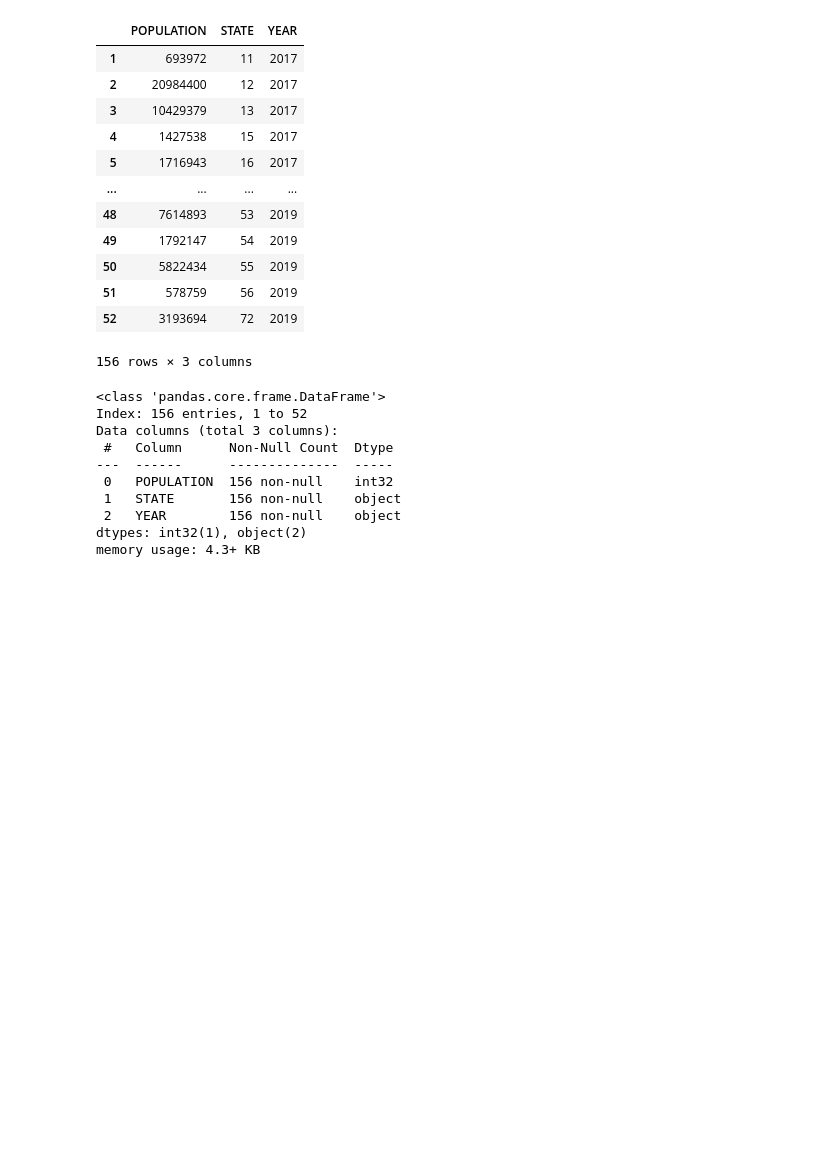
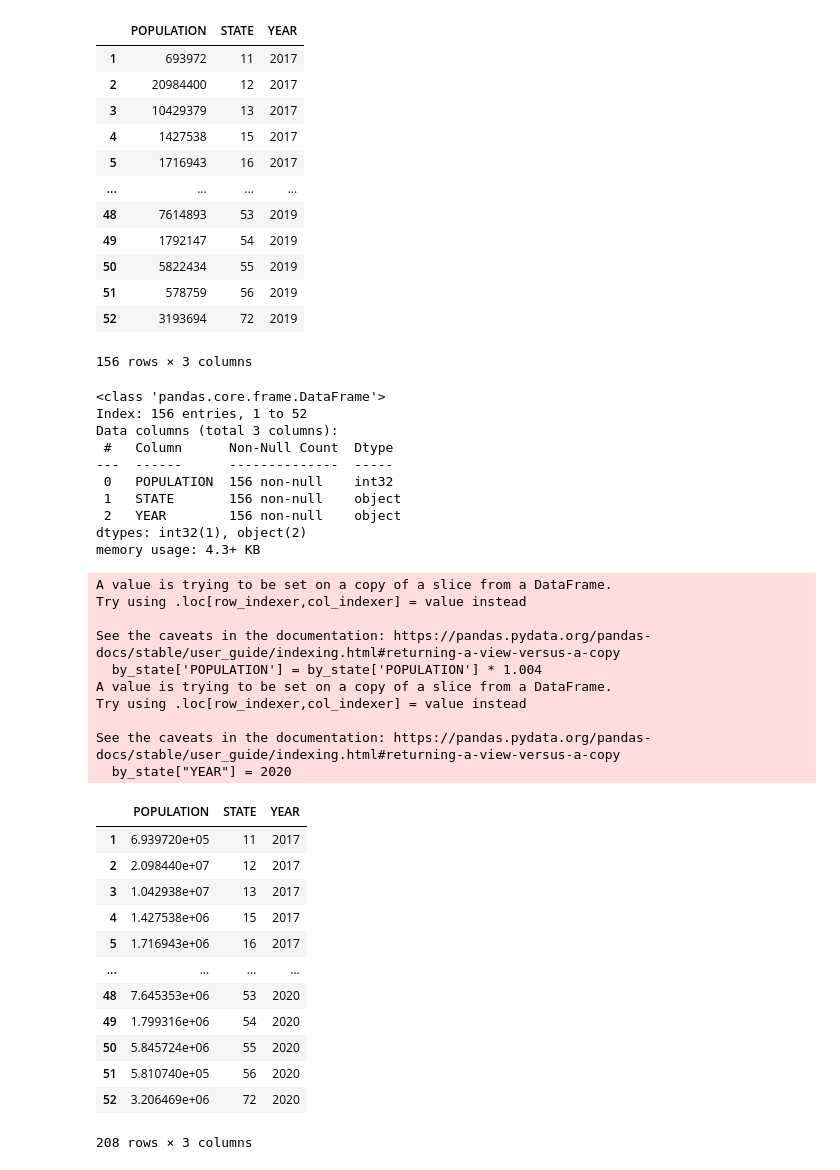
Before and after one commit to Jasneel/WeatherVsAccidents, a Jupyter notebook: jd_test-Copy1.ipynb, the cells around one changed output. Drawn from its saved outputs; the diff is of its cells as text; code cells hidden in the pictures; blank space fills up the shorter version.

```diff
--- a/jd_test-Copy1.ipynb
+++ b/jd_test-Copy1.ipynb
@@ -202,15 +197,47 @@ Data columns (total 3 columns):
 dtypes: int32(1), object(2)
 memory usage: 4.3+ KB
 # %%
-by_state = pop_171819.groupby(['STATE'])['POPULATION'].mean()
+pop_171819['POPULATION'] = pop_171819['POPULATION'].astype(float)
+
+by_state = pop_171819[(pop_171819["YEAR"] == "2019")]
+by_state['POPULATION'] = by_state['POPULATION'] * 1.004
+by_state["YEAR"] = 2020
+
+
+
 
 by_state = pd.DataFrame(by_state)
-by_state["YEAR"] = 2020
-by_state["STATE"] = by_state.index
-by_state
+
+# by_state["STATE"] = by_state.index
+# by_state
 
 
-by_state["POPULATION"] = by_state["POPULATION"].astype(int)
-by_state
+# by_state["POPULATION"] = by_state["POPULATION"].astype(int)
+# by_state
 frame3 = [pop_171819,by_state]
 final_pop =  pd.concat(frame3)
+final_pop
+# %% [output]
+A value is trying to be set on a copy of a slice from a DataFrame.
+Try using .loc[row_indexer,col_indexer] = value instead
+
+See the caveats in the documentation: https://pandas.pydata.org/pandas-docs/stable/user_guide/indexing.html#returning-a-view-versus-a-copy
+  by_state['POPULATION'] = by_state['POPULATION'] * 1.004
+A value is trying to be set on a copy of a slice from a DataFrame.
+Try using .loc[row_indexer,col_indexer] = value instead
+
+See the caveats in the documentation: https://pandas.pydata.org/pandas-docs/stable/user_guide/indexing.html#returning-a-view-versus-a-copy
+  by_state["YEAR"] = 2020
+|  | POPULATION | STATE | YEAR |
+| 1 | 6.939720e+05 | 11 | 2017 |
+| 2 | 2.098440e+07 | 12 | 2017 |
+| 3 | 1.042938e+07 | 13 | 2017 |
+| 4 | 1.427538e+06 | 15 | 2017 |
+| 5 | 1.716943e+06 | 16 | 2017 |
+| ... | ... | ... | ... |
+| 48 | 7.645353e+06 | 53 | 2020 |
+| 49 | 1.799316e+06 | 54 | 2020 |
+| 50 | 5.845724e+06 | 55 | 2020 |
+| 51 | 5.810740e+05 | 56 | 2020 |
+| 52 | 3.206469e+06 | 72 | 2020 |
+208 rows × 3 columns
```
Also changed, not shown: parts of 17 cells of this notebook, 1 other file.
